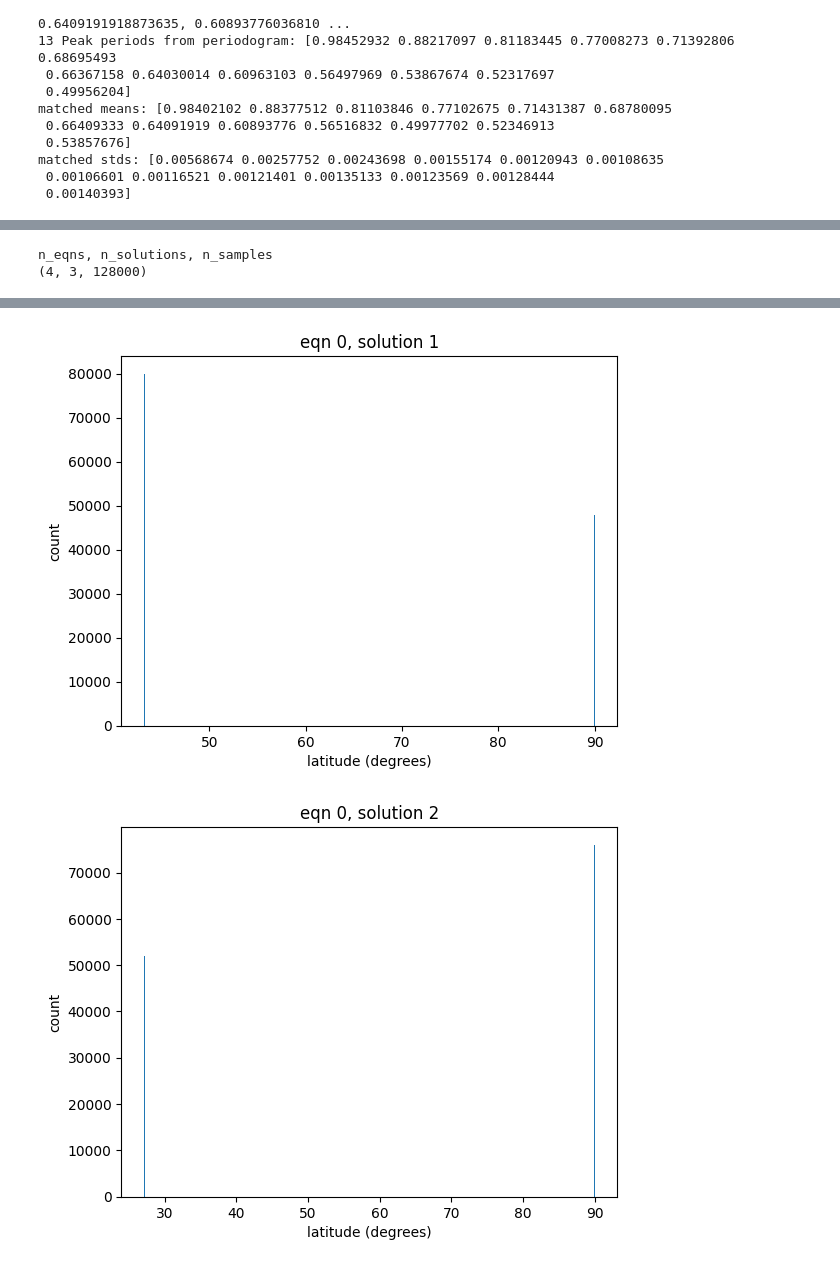
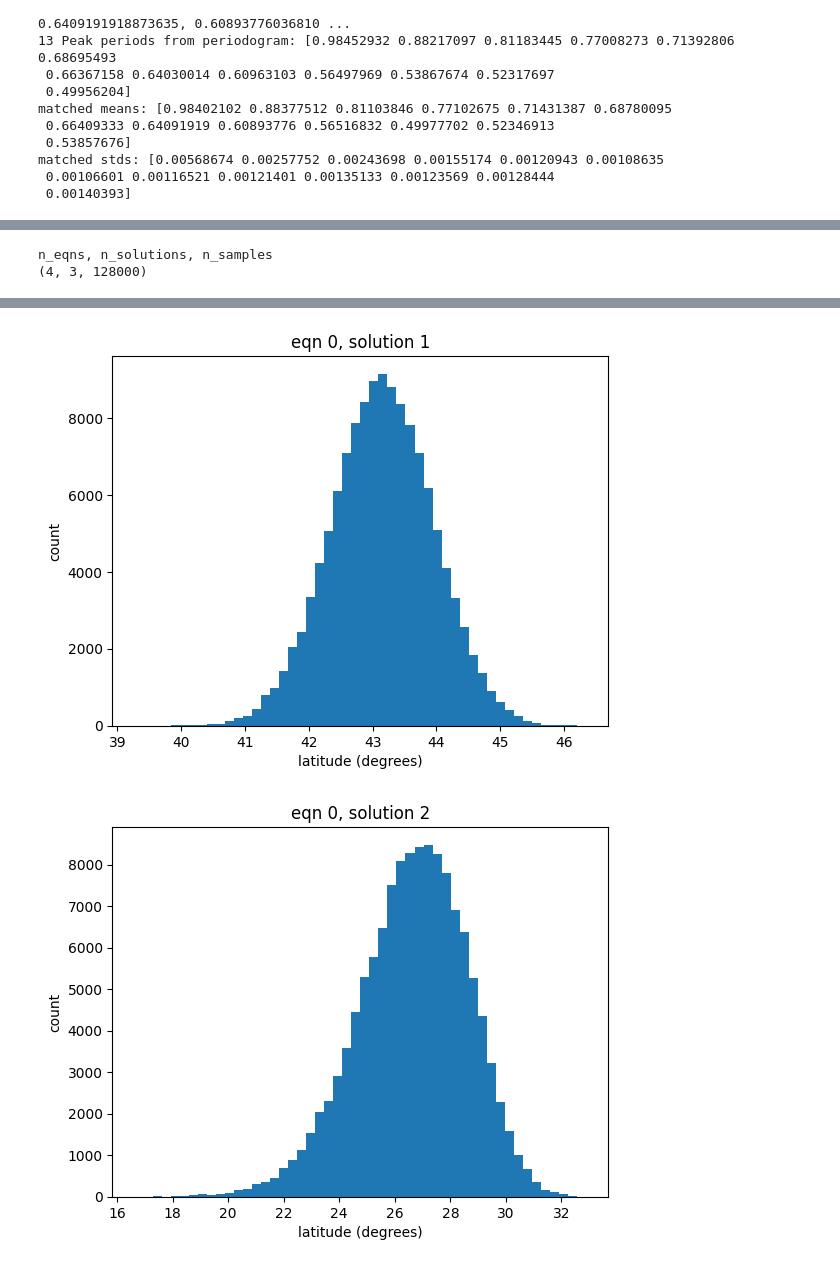
Before and after one commit to kenny-phan/tess-ice-giants, a Jupyter notebook: tess-ice-giants/frequency_analysis/tutorial.ipynb, the cells around one changed output, grey strips where cells are left out. Cells and saved outputs as stored; diff of their text form; code cells hidden in the pictures.

```diff
--- a/tess-ice-giants/frequency_analysis/tutorial.ipynb
+++ b/tess-ice-giants/frequency_analysis/tutorial.ipynb
@@ -185,7 +258,7 @@ nP_err = 0.0002
 # %%
+# run mcmc fits for each cluster and save the results (~115m)
 from mcmc import save_mcmc
-# uranus s43 as a test sector
-planet_sectors = ["u43"]
+# planet_sectors = ["u43"]
 # load in the clusters
 cluster_list = []
 for sector in planet_sectors:
@@ -246,14 +332,14 @@ for sector in planet_sectors:
 # %%
 import matplotlib.pyplot as plt
 
-u43_phi_dist = mcmc_list[0]["phi_distributions"]
+u43_phi_dist = mcmc_list[1]["phi_distributions"]
 print("n_eqns, n_solutions, n_samples")
 print(u43_phi_dist.shape)
 
 for i in range(u43_phi_dist.shape[0]):
     for j in range(u43_phi_dist.shape[1]):
         plt.figure()
-        plt.hist(u43_phi_dist[i, j, :], bins=500)
+        plt.hist(u43_phi_dist[i, j, :], bins=50)
         plt.title(f"eqn {i}, solution {j}")
         plt.xlabel("latitude (degrees)")
         plt.ylabel("count")
@@ -269,2 +355,2 @@ n_eqns, n_solutions, n_samples
-[figure, old version]
+[figure, new version]
-[figure, old version]
+[figure, new version]
```
Also changed, not shown: parts of 7 cells of this notebook, 4 other files.
